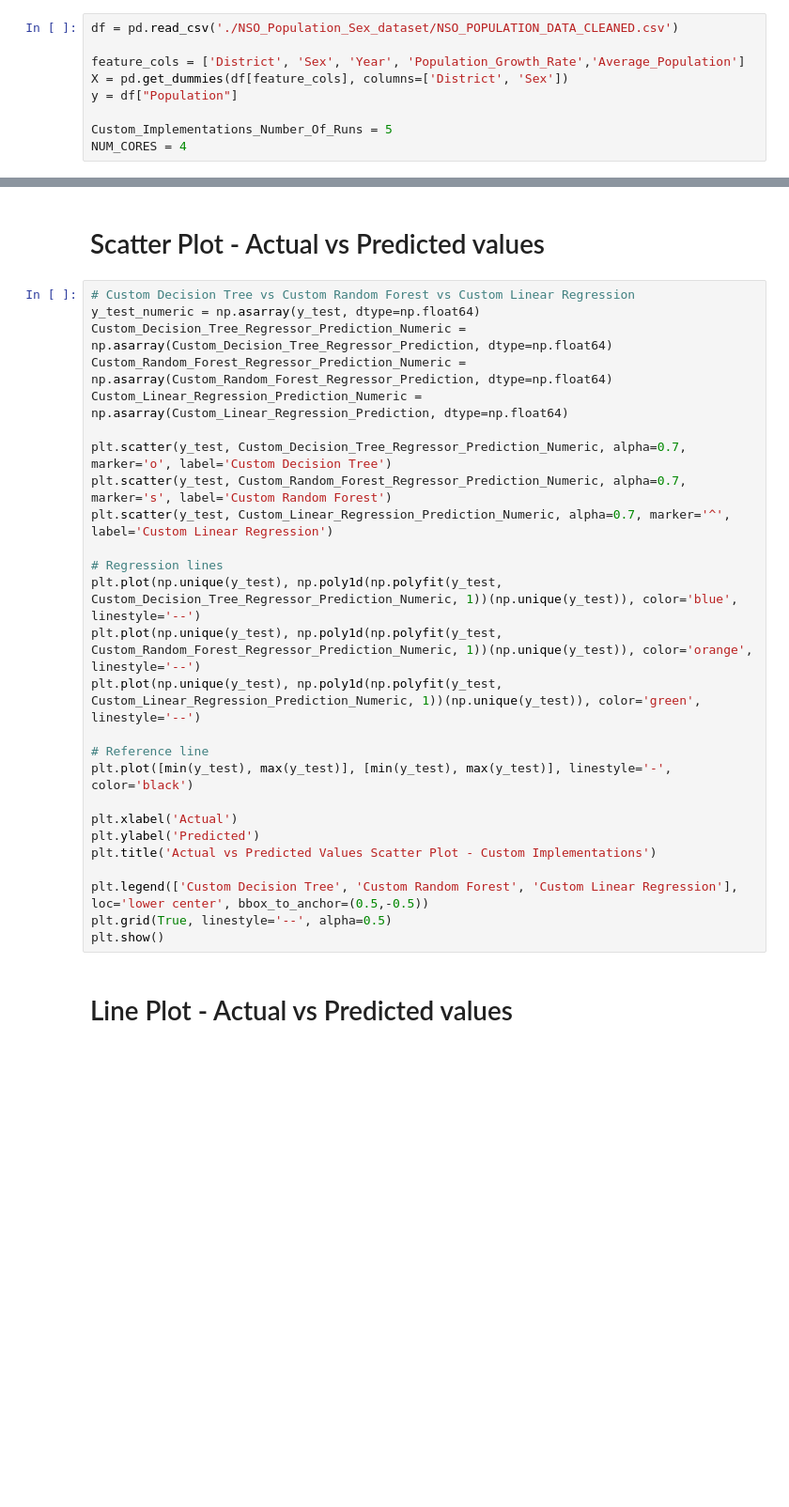
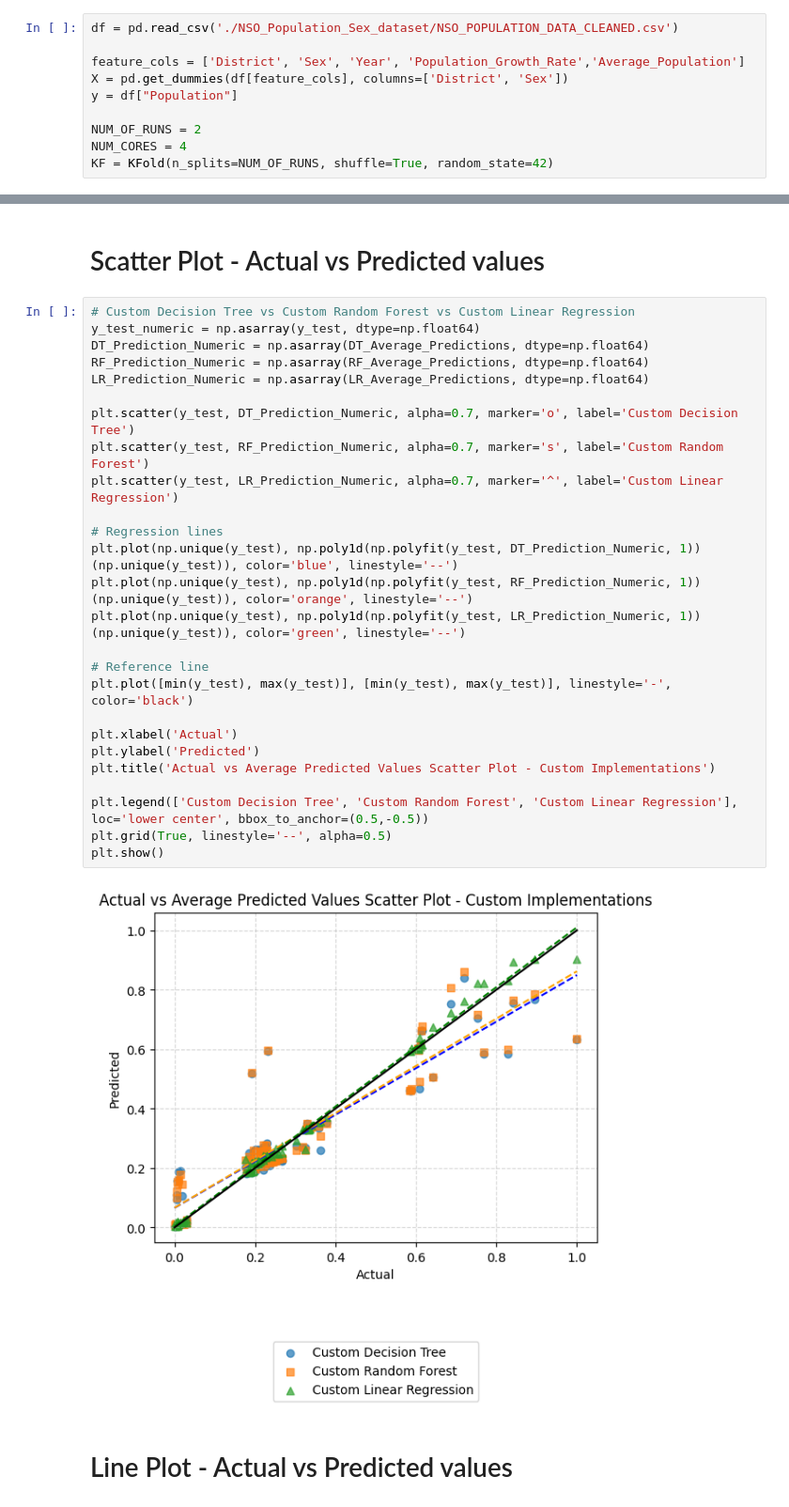
Before and after one commit to NathanPortelli/ICS5110-Applied-ML, a Jupyter notebook: main.ipynb, the cells around one changed output, grey strips where cells are left out. Shown at 94% size. Drawn from its saved outputs; the diff is of its cells as text; blank space fills up the shorter version.

```diff
--- a/main.ipynb
+++ b/main.ipynb
@@ -27,7 +24,8 @@ feature_cols = ['District', 'Sex', 'Year', 'Population_Growth_Rate','Average_Pop
 X = pd.get_dummies(df[feature_cols], columns=['District', 'Sex'])
 y = df["Population"]
 
-Custom_Implementations_Number_Of_Runs = 5
+NUM_OF_RUNS = 2
 NUM_CORES = 4
+KF = KFold(n_splits=NUM_OF_RUNS, shuffle=True, random_state=42)
 # %% [markdown]
 # Custom Implementations - Decision Tree, Random Forest, Linear Regression
@@ -290,29 +312,31 @@ print("Time taken for Linear Regression: {:.4f} seconds".format(Custom_Linear_Re
 # %%
 # Custom Decision Tree vs Custom Random Forest vs Custom Linear Regression
 y_test_numeric = np.asarray(y_test, dtype=np.float64)
-Custom_Decision_Tree_Regressor_Prediction_Numeric = np.asarray(Custom_Decision_Tree_Regressor_Prediction, dtype=np.float64)
-Custom_Random_Forest_Regressor_Prediction_Numeric = np.asarray(Custom_Random_Forest_Regressor_Prediction, dtype=np.float64)
-Custom_Linear_Regression_Prediction_Numeric = np.asarray(Custom_Linear_Regression_Prediction, dtype=np.float64)
+DT_Prediction_Numeric = np.asarray(DT_Average_Predictions, dtype=np.float64)
+RF_Prediction_Numeric = np.asarray(RF_Average_Predictions, dtype=np.float64)
+LR_Prediction_Numeric = np.asarray(LR_Average_Predictions, dtype=np.float64)
 
-plt.scatter(y_test, Custom_Decision_Tree_Regressor_Prediction_Numeric, alpha=0.7, marker='o', label='Custom Decision Tree')
-plt.scatter(y_test, Custom_Random_Forest_Regressor_Prediction_Numeric, alpha=0.7, marker='s', label='Custom Random Forest')
-plt.scatter(y_test, Custom_Linear_Regression_Prediction_Numeric, alpha=0.7, marker='^', label='Custom Linear Regression')
+plt.scatter(y_test, DT_Prediction_Numeric, alpha=0.7, marker='o', label='Custom Decision Tree')
+plt.scatter(y_test, RF_Prediction_Numeric, alpha=0.7, marker='s', label='Custom Random Forest')
+plt.scatter(y_test, LR_Prediction_Numeric, alpha=0.7, marker='^', label='Custom Linear Regression')
 
 # Regression lines
-plt.plot(np.unique(y_test), np.poly1d(np.polyfit(y_test, Custom_Decision_Tree_Regressor_Prediction_Numeric, 1))(np.unique(y_test)), color='blue', linestyle='--')
-plt.plot(np.unique(y_test), np.poly1d(np.polyfit(y_test, Custom_Random_Forest_Regressor_Prediction_Numeric, 1))(np.unique(y_test)), color='orange', linestyle='--')
-plt.plot(np.unique(y_test), np.poly1d(np.polyfit(y_test, Custom_Linear_Regression_Prediction_Numeric, 1))(np.unique(y_test)), color='green', linestyle='--')
+plt.plot(np.unique(y_test), np.poly1d(np.polyfit(y_test, DT_Prediction_Numeric, 1))(np.unique(y_test)), color='blue', linestyle='--')
+plt.plot(np.unique(y_test), np.poly1d(np.polyfit(y_test, RF_Prediction_Numeric, 1))(np.unique(y_test)), color='orange', linestyle='--')
+plt.plot(np.unique(y_test), np.poly1d(np.polyfit(y_test, LR_Prediction_Numeric, 1))(np.unique(y_test)), color='green', linestyle='--')
 
 # Reference line
 plt.plot([min(y_test), max(y_test)], [min(y_test), max(y_test)], linestyle='-', color='black')
 
 plt.xlabel('Actual')
 plt.ylabel('Predicted')
-plt.title('Actual vs Predicted Values Scatter Plot - Custom Implementations')
+plt.title('Actual vs Average Predicted Values Scatter Plot - Custom Implementations')
 
 plt.legend(['Custom Decision Tree', 'Custom Random Forest', 'Custom Linear Regression'], loc='lower center', bbox_to_anchor=(0.5,-0.5))
 plt.grid(True, linestyle='--', alpha=0.5)
 plt.show()
+# %% [output]
+[figure, added]
 # %% [markdown]
 # Line Plot - Actual vs Predicted values
 # %%
```
Also changed, not shown: parts of 13 cells of this notebook.
